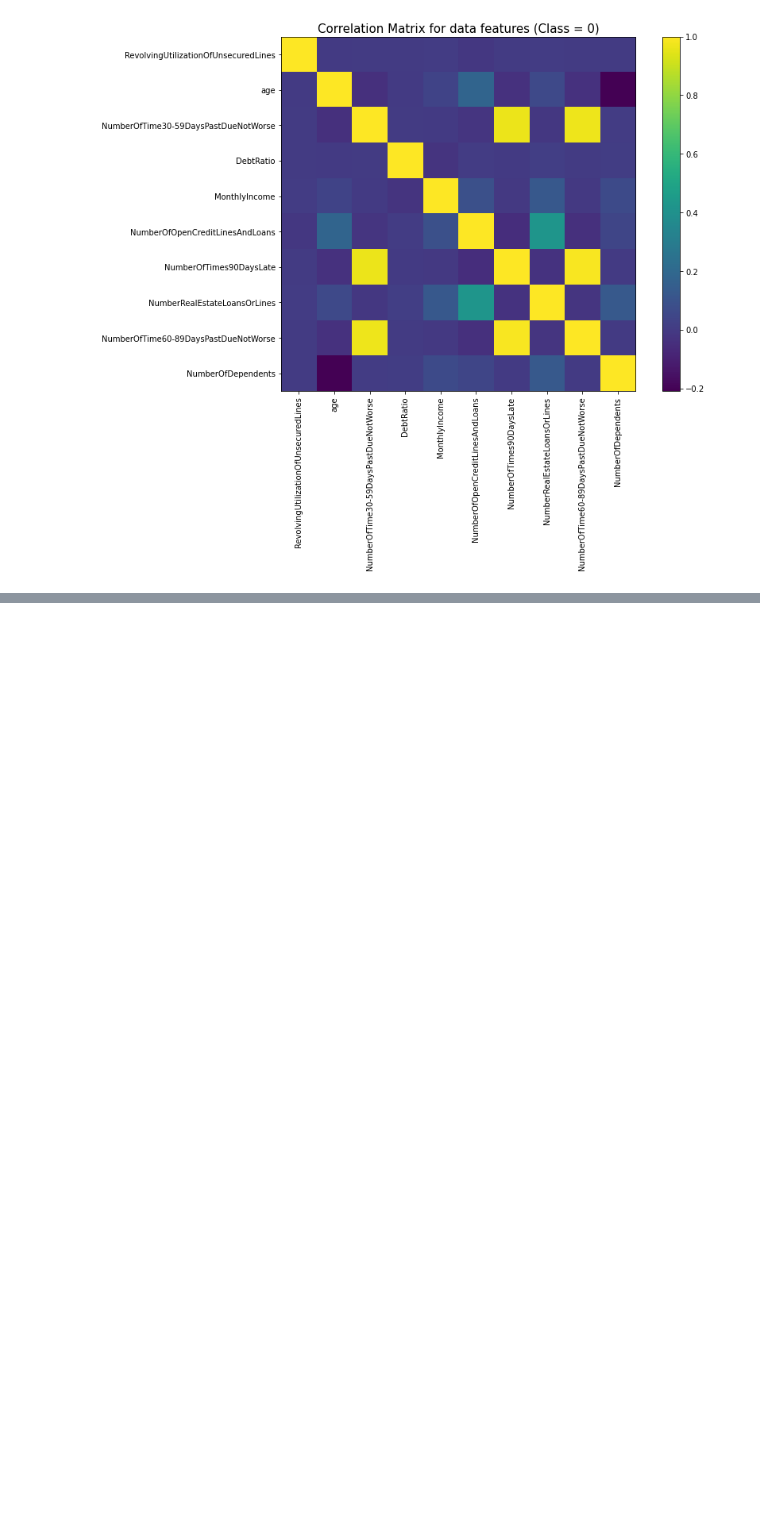
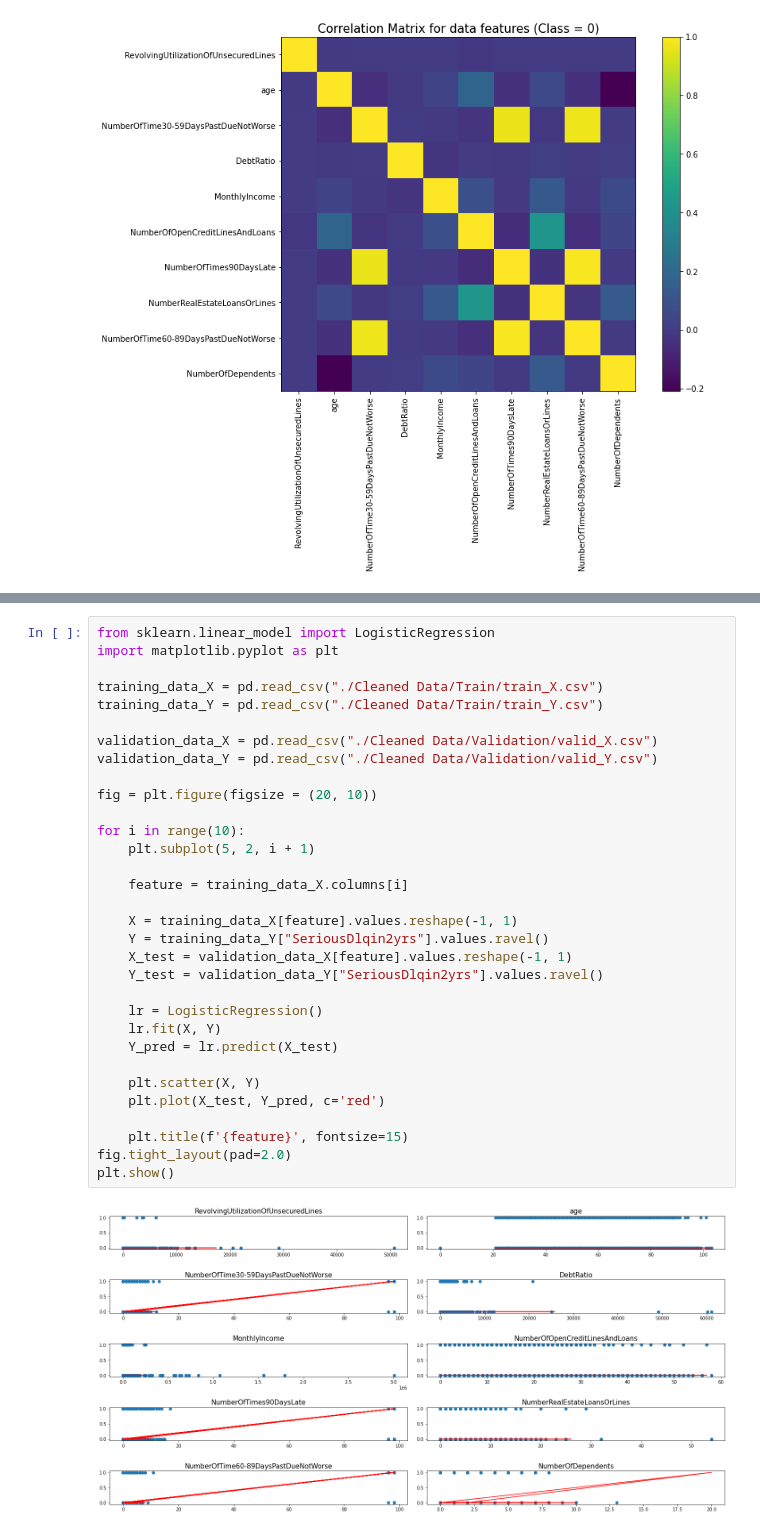
Before and after one commit to kimsternator/ECE-225-Project, a Jupyter notebook: ECE 225 Project.ipynb, the cells around one changed output, grey strips where cells are left out. Saved outputs shown, nothing was run; the diff lists cells and outputs as text; blank space fills up the shorter version.

Commit message:
Logistic Regression Beginning

```diff
--- a/ECE 225 Project.ipynb
+++ b/ECE 225 Project.ipynb
@@ -819,0 +821,34 @@ training_data.to_csv("./Cleaned Data/Analysis/data.csv", index=False)
+# %%
+from sklearn.linear_model import LogisticRegression
+import matplotlib.pyplot as plt
+
+training_data_X = pd.read_csv("./Cleaned Data/Train/train_X.csv")
+training_data_Y = pd.read_csv("./Cleaned Data/Train/train_Y.csv")
+
+validation_data_X = pd.read_csv("./Cleaned Data/Validation/valid_X.csv")
+validation_data_Y = pd.read_csv("./Cleaned Data/Validation/valid_Y.csv")
+
+fig = plt.figure(figsize = (20, 10))
+
+for i in range(10):
+    plt.subplot(5, 2, i + 1)
+
+    feature = training_data_X.columns[i]
+
+    X = training_data_X[feature].values.reshape(-1, 1)
+    Y = training_data_Y["SeriousDlqin2yrs"].values.ravel()
+    X_test = validation_data_X[feature].values.reshape(-1, 1)
+    Y_test = validation_data_Y["SeriousDlqin2yrs"].values.ravel()
+
+    lr = LogisticRegression()
+    lr.fit(X, Y)
+    Y_pred = lr.predict(X_test)
+
+    plt.scatter(X, Y)
+    plt.plot(X_test, Y_pred, c='red')
+
+    plt.title(f'{feature}', fontsize=15)
+fig.tight_layout(pad=2.0)
+plt.show()
+# %% [output]
+[figure, added]
```
Also changed, not shown: parts of 23 cells of this notebook, 6 other files.
